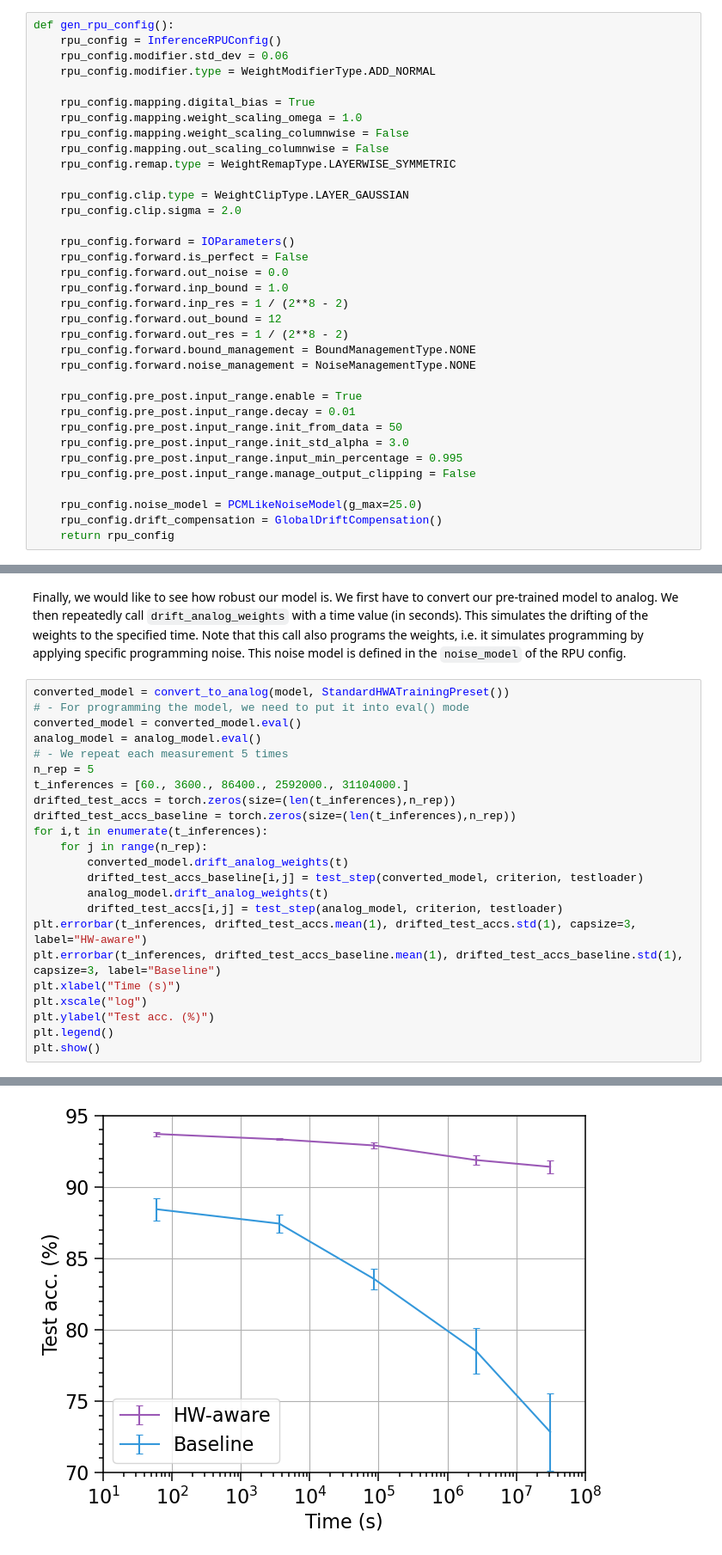
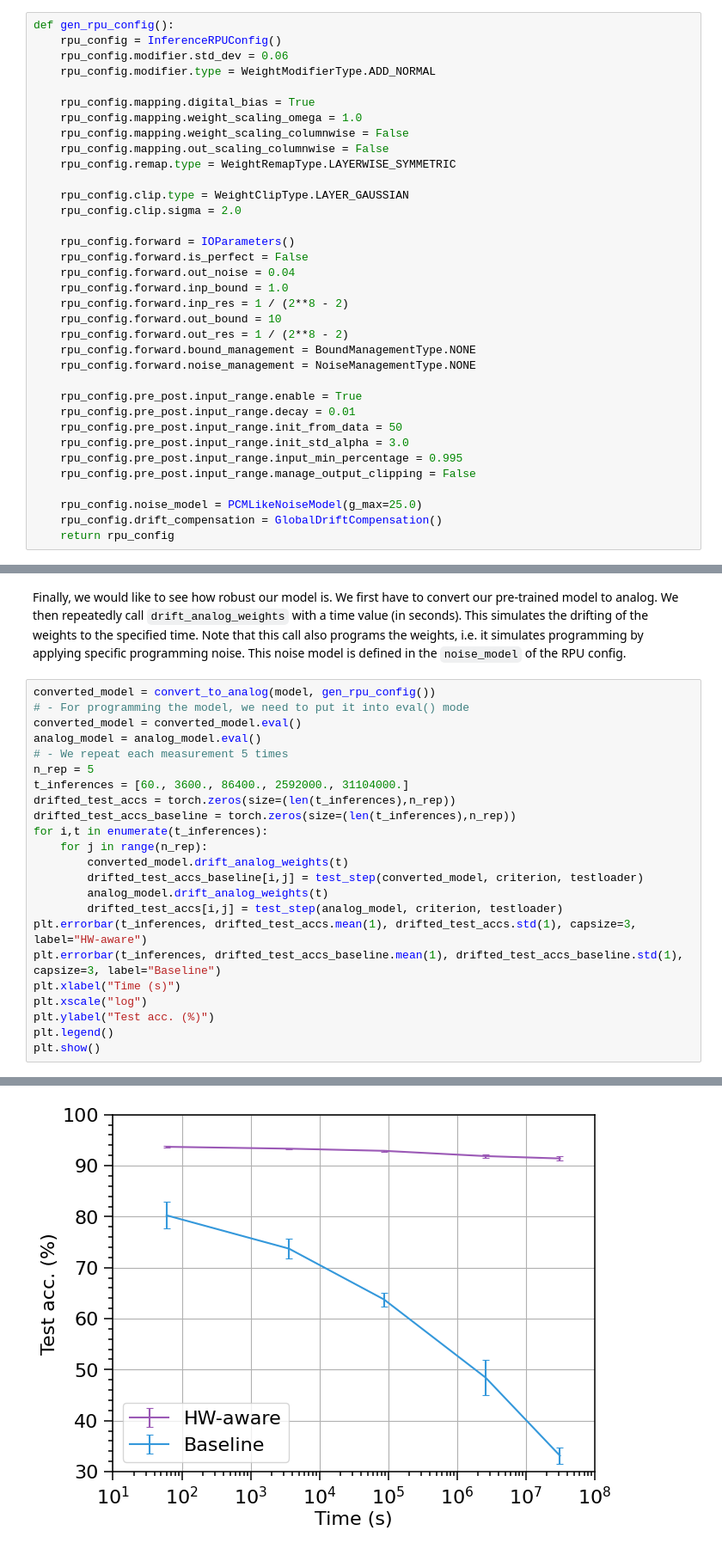
Before and after one commit to IBM/aihwkit, a Jupyter notebook: notebooks/tutorial/hw_aware_training.ipynb, the cells around one changed output, grey strips where cells are left out. Shown at 86% size. Drawn from its saved outputs; the diff is of its cells as text.

```diff
--- a/notebooks/tutorial/hw_aware_training.ipynb
+++ b/notebooks/tutorial/hw_aware_training.ipynb
@@ -336,10 +251,10 @@ def gen_rpu_config():
 
     rpu_config.forward = IOParameters()
     rpu_config.forward.is_perfect = False
-    rpu_config.forward.out_noise = 0.0
+    rpu_config.forward.out_noise = 0.04
     rpu_config.forward.inp_bound = 1.0
     rpu_config.forward.inp_res = 1 / (2**8 - 2)
-    rpu_config.forward.out_bound = 12
+    rpu_config.forward.out_bound = 10
     rpu_config.forward.out_res = 1 / (2**8 - 2)
     rpu_config.forward.bound_management = BoundManagementType.NONE
     rpu_config.forward.noise_management = NoiseManagementType.NONE
@@ -585,7 +501,7 @@ plt.show()
 Finally, we would like to see how robust our model is. We first have to convert our pre-trained model to analog.
 We then repeatedly call `drift_analog_weights` with a time value (in seconds). This simulates the drifting of the weights to the specified time. Note that this call also programs the weights, i.e. it simulates programming by applying specific programming noise. This noise model is defined in the `noise_model` of the RPU config.
 # %%
-converted_model = convert_to_analog(model, StandardHWATrainingPreset())
+converted_model = convert_to_analog(model, gen_rpu_config())
 # - For programming the model, we need to put it into eval() mode
 converted_model = converted_model.eval()
 analog_model = analog_model.eval()
@@ -627,2 +543,2 @@ Test loss 0.0088 test acc. 73.60%
 Test loss 0.0025 test acc. 91.80%
-[figure, old version]
+[figure, new version]
```
Also changed, not shown: parts of 7 cells of this notebook.
